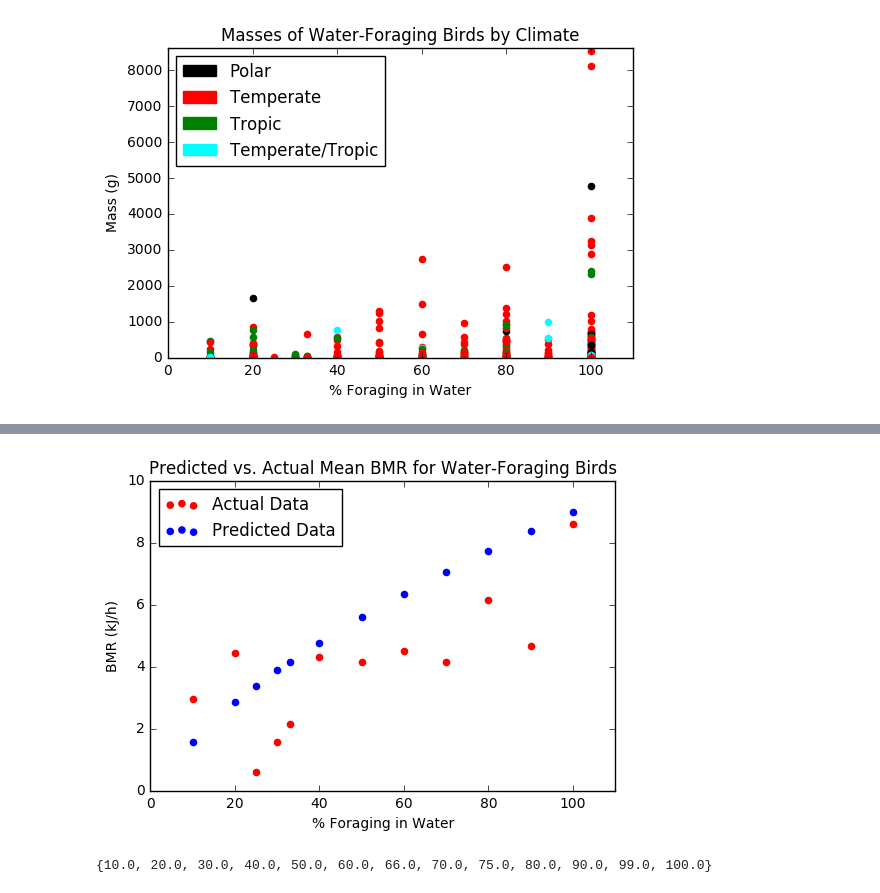
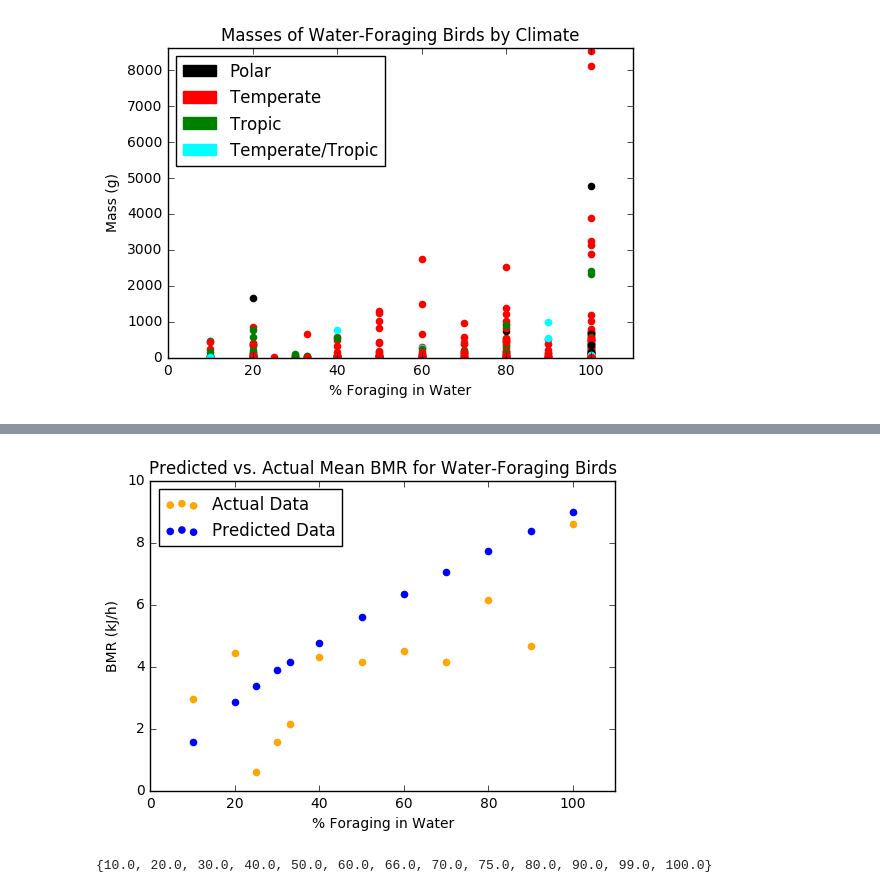
Before and after one commit to tammymach/FinalProject, a Jupyter notebook: Final Project Code_Cook.ipynb, the cells around one changed output, grey strips where cells are left out. Cells and saved outputs as stored; diff of their text form; code cells hidden in the pictures.

Commit message:
14 Mar 2017 Final?
Hopefully the final code, having all sorts of pretty graphs and a ton of typing!

```diff
--- a/Final Project Code_Cook.ipynb
+++ b/Final Project Code_Cook.ipynb
@@ -205,6 +222,7 @@ plt.savefig("GroundForaging.jpg")
 # %% [output]
 [figure]
 # %%
+#Does the same as the ground coding, but for the air column and thus air-foragers
 AirAmt = []
 WhichBirdAir = []
 for x in range (len(BirdArray)):
@@ -217,11 +235,9 @@ for AirBird in range(len(AirAmt)):
 
 AirBirdMass = np.zeros(len(AirAmt))
 AirBirdAmt = np.zeros(len(AirAmt))
-AirBirdBMR = np.zeros(len(AirAmt))
 for x in range(len(AirAmt)):
     AirBirdMass[x] = BirdArray[WhichBirdAir[x], 1]
     AirBirdAmt[x] =AirAmt[x]
-    AirBirdBMR[x] = BirdArray[WhichBirdAir[x], 2]
 
 plt.xlabel("% Foraging in Air")
 plt.ylabel("Mass (g)")
@@ -232,6 +248,8 @@ plt.savefig("AirForaging.jpg")
 # %% [output]
 [figure]
 # %%
+#Does the same process of finding the forest-foraging birds and plotting their masses to the amount of forest-foraging,
+#with the added caveat that it combines three columns that are all specific zones of forest (understory, midhigh, canopy)
 ForestAmt = []
 WhichBirdForest = []
 for x in range (len(BirdArray)):
@@ -244,11 +262,9 @@ for ForestBird in range(len(ForestAmt)):
 
 ForestBirdMass = np.zeros(len(ForestAmt))
 ForestBirdAmt = np.zeros(len(ForestAmt))
-ForestBirdBMR = np.zeros(len(ForestAmt))
 for x in range(len(ForestAmt)):
     ForestBirdMass[x] = BirdArray[WhichBirdForest[x], 1]
     ForestBirdAmt[x] = ForestAmt[x]
-    ForestBirdBMR[x] = BirdArray[WhichBirdForest[x], 2]
 
 plt.xlabel("% Foraging in Forest")
 plt.ylabel("Mass (g)")
@@ -259,6 +275,8 @@ plt.savefig("ForestForaging.jpg")
 # %% [output]
 [figure]
 # %%
+#Again, finds and plots the masses and % foraging for birds foraging at least partially in water. Also makes use of two
+#columns that are both under the umbrella of "water": below surf and around surf
 WaterAmt = []
 WhichBirdWater = []
 for x in range (len(BirdArray)):
@@ -271,11 +289,9 @@ for WaterBird in range(len(WaterAmt)):
 
 WaterBirdMass = np.zeros(len(WaterAmt))
 WaterBirdAmt = np.zeros(len(WaterAmt))
-WaterBirdBMR = np.zeros(len(WaterAmt))
 for x in range(len(WaterAmt)):
     WaterBirdMass[x] = BirdArray[WhichBirdWater[x], 1]
     WaterBirdAmt[x] = WaterAmt[x]
-    WaterBirdBMR[x] = BirdArray[WhichBirdWater[x], 2]
 
 plt.xlabel("% Foraging in Water")
 plt.ylabel("Mass (g)")
@@ -550,15 +567,26 @@ black_patch = mpatches.Patch(color = "black", label = "Polar")
 red_patch = mpatches.Patch(color = 'red', label = "Temperate")
 green_patch = mpatches.Patch(color = 'green', label = "Tropic")
 
+PWBirds = []
+TWBirds = []
+TrWBirds = []
+TTrWBirds = []
+
+#This portion does the same function as for the forest-foraging birds in the colour-coding, but also notes which of the
+#birds is in each of the four climate categories (used in a later analysis)
 for x in range(len(WhichBirdWater)):
     if BirdArray[WhichBirdWater[x], 5] == 'P':
         ClimateColourW.append('black')
+        PWBirds.append(x)
     elif BirdArray[WhichBirdWater[x], 5] == 'T':
         ClimateColourW.append('red')
+        TWBirds.append(x)
     elif BirdArray[WhichBirdWater[x], 5] == 'TR':
         ClimateColourW.append('green')
+        TrWBirds.append(x)
     else:
         ClimateColourW.append('cyan')
+        TTrWBirds.append(x)
 
 for WaterBird in range(len(WaterAmt)):
     plt.scatter(WaterAmt[WaterBird], BirdArray[WhichBirdWater[WaterBird], 1], color = ClimateColourW[WaterBird])
@@ -661,14 +644,15 @@ PredictBMR
 # %%
-plt.scatter(WaterBirdSet, MeanBMRs, color = 'r', label = "Actual Data")
+#Plots the actual mean BMRs and the predicted BMRs
+plt.scatter(WaterBirdSet, MeanBMRs, color = 'orange', label = "Actual Data")
 plt.scatter(WaterBirdSet, PredictBMR, color = 'blue', label = "Predicted Data")
 plt.legend(loc = "upper left")
 plt.title("Predicted vs. Actual Mean BMR for Water-Foraging Birds")
 plt.xlabel("% Foraging in Water")
 plt.ylabel("BMR (kJ/h)")
 plt.xlim(0, 110)
 plt.savefig("WaterComparison.jpg")
 # %% [output]
-[figure, old version]
+[figure, new version]
 # %%
 set(ForestAmt)
 # %% [output]
```
Also changed, not shown: parts of 48 cells of this notebook.
